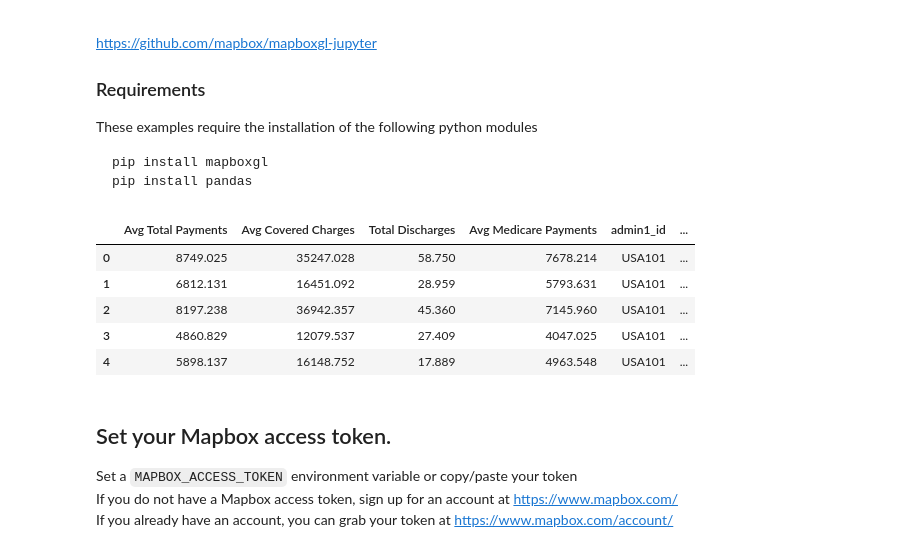
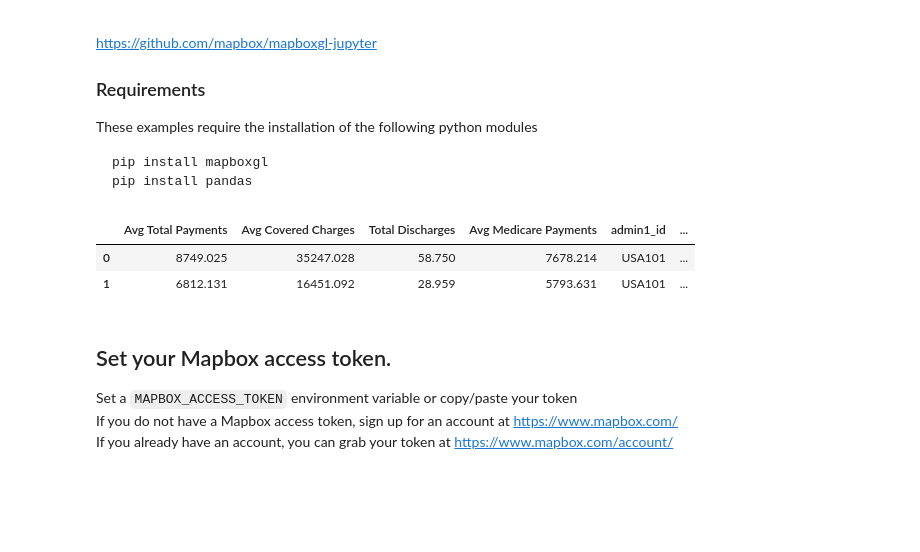
Before and after one commit to mapbox/mapboxgl-jupyter, a Jupyter notebook: examples/point-viz-types-example.ipynb, the cells around one changed output. Saved outputs shown, nothing was run; the diff lists cells and outputs as text; code cells hidden in the pictures; blank space fills up the shorter version.

```diff
--- a/examples/point-viz-types-example.ipynb
+++ b/examples/point-viz-types-example.ipynb
@@ -19,15 +19,12 @@ from mapboxgl.viz import *
 # %%
 # Load data from sample csv
 data_url = 'https://raw.githubusercontent.com/mapbox/mapboxgl-jupyter/master/examples/points.csv'
 df = pd.read_csv(data_url).round(3)
-df.head(5)
+df.head(2)
 # %% [output]
 |  | Avg Total Payments | Avg Covered Charges | Total Discharges | Avg Medicare Payments | admin1_id | ... |
 | 0 | 8749.025 | 35247.028 | 58.750 | 7678.214 | USA101 | ... |
 | 1 | 6812.131 | 16451.092 | 28.959 | 5793.631 | USA101 | ... |
-| 2 | 8197.238 | 36942.357 | 45.360 | 7145.960 | USA101 | ... |
-| 3 | 4860.829 | 12079.537 | 27.409 | 4047.025 | USA101 | ... |
-| 4 | 5898.137 | 16148.752 | 17.889 | 4963.548 | USA101 | ... |
 # %% [markdown]
 ## Set your Mapbox access token.
 Set a  `MAPBOX_ACCESS_TOKEN` environment variable or copy/paste your token
```
Also changed, not shown: parts of 2 cells of this notebook.
